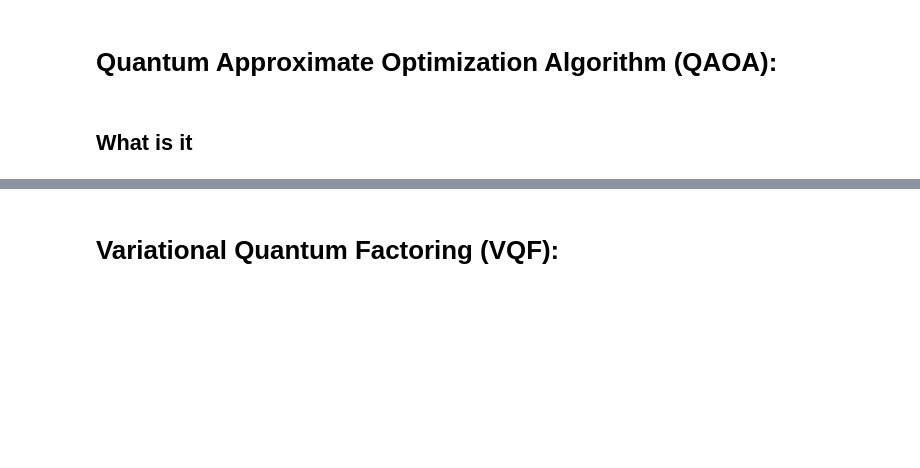
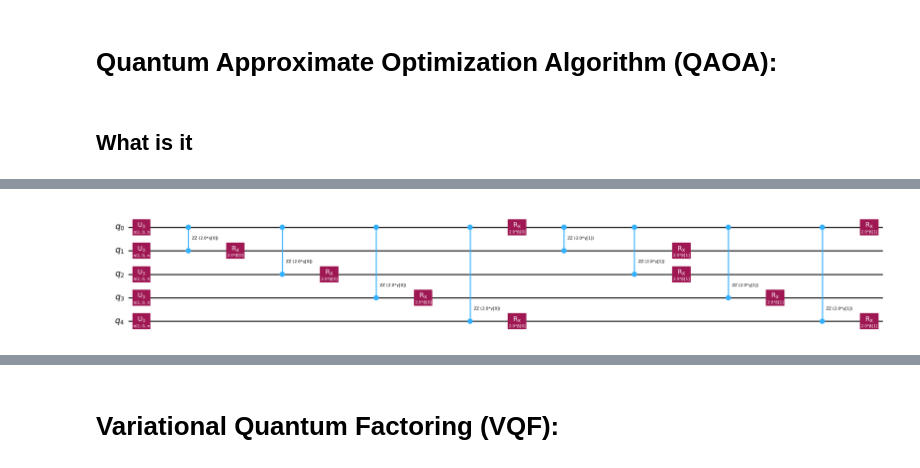
Before and after one commit to ZYnoe/VQA, a Jupyter notebook: list-vqa.ipynb, the cells around one changed output, grey strips where cells are left out. Cells and saved outputs as stored; diff of their text form; code cells hidden in the pictures; blank space fills up the shorter version.

```diff
--- a/list-vqa.ipynb
+++ b/list-vqa.ipynb
@@ -240,0 +268,9 @@ An algorithm designed for solving combinatorial optimization problems.
+# %%
+# Problem to Hamiltonian operator
+hamiltonian = SparsePauliOp.from_list([("IIIZZ", 1), ("IIZIZ", 1), ("IZIIZ", 1), ("ZIIIZ", 1)])
+# QAOA ansatz circuit
+ansatz = QAOAAnsatz(hamiltonian, reps=2)
+
+ansatz.decompose(reps=3).draw(output="mpl", style="iqp", fold=-1)
+# %% [output]
+[figure, added]
```
Also changed, not shown: parts of 90 cells of this notebook, 3 other files.
